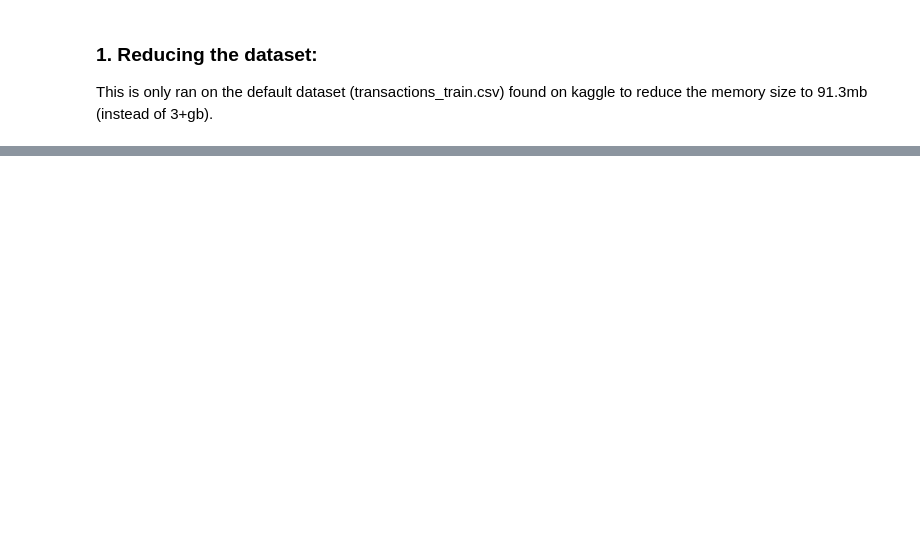
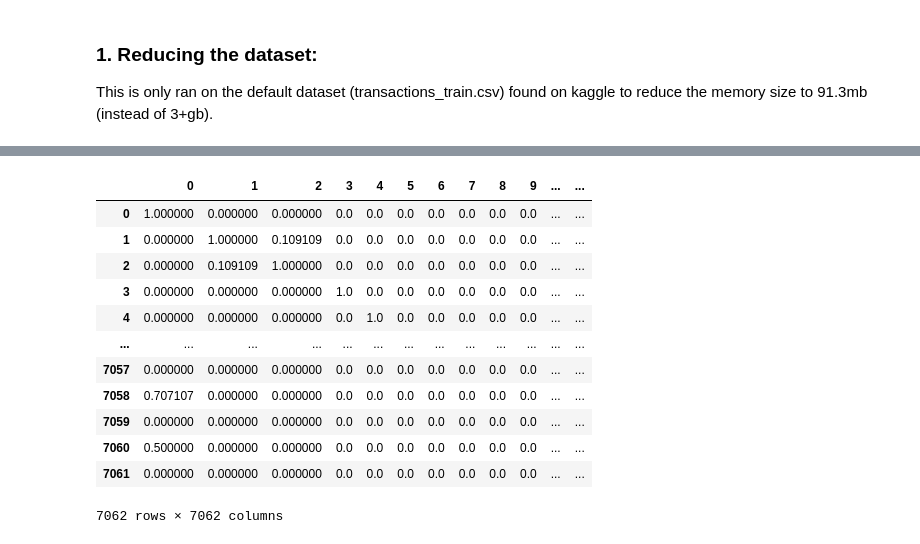
Before and after one commit to NiVisser/hnmproject, a Jupyter notebook: Nils_notebook.ipynb, the cells around one changed output, grey strips where cells are left out. Drawn from its saved outputs; the diff is of its cells as text; code cells hidden in the pictures; blank space fills up the shorter version.

```diff
--- a/Nils_notebook.ipynb
+++ b/Nils_notebook.ipynb
@@ -96,0 +51,8 @@ transactions.describe()
+# %%
+# Reducing the dataset
+articles = pd.read_csv('data/articles.csv', low_memory=False)
+transactions = pd.read_csv('data/transactions_reduced.csv', low_memory=False)
+transactions['t_dat'] = pd.to_datetime(transactions['t_dat'])
+mask = transactions['t_dat'] > '09-01-2020'
+transactions = transactions.loc[mask]
+transactions.head()
@@ -96,0 +66,6 @@ transactions.describe()
+# %%
+# Selecting only relevant data and count how many articles customers have bought
+collaborative_filtering_df = transactions[['customer_id', 'article_id']]
+collaborative_filtering_df = collaborative_filtering_df.groupby(['article_id', 'customer_id']).size().reset_index()
+collaborative_filtering_df = collaborative_filtering_df.set_axis(['article_id', 'customer_id', 'quantity'], axis=1, inplace=False).sort_values(by=['customer_id'])
+collaborative_filtering_df.head()
@@ -96,0 +79,9 @@ transactions.describe()
+# %%
+# Select only first 20 000 rows of data and represent previously reduced data as a matrix
+customer_article_matrix = collaborative_filtering_df[:20000].pivot_table(
+    index='customer_id',
+    columns='article_id',
+    values='quantity',
+    aggfunc='sum')
+
+customer_article_matrix
@@ -96,0 +103,28 @@ transactions.describe()
+# %%
+# Replacing the nan's with 0's and values >1 with 1's
+customer_article_matrix = customer_article_matrix.fillna(0)
+customer_article_matrix.where(customer_article_matrix > 0, 0, inplace=True)
+# %%
+"""
+We transpose (T) in order to rotate dataframe 90 degrees to left.
+We do this so that index now represents articles and columns customers.
+Afterwards we apply cosine similarity to the dataset.
+https://scikit-learn.org/stable/modules/generated/sklearn.metrics.pairwise.cosine_similarity.html
+"""
+
+article_similarity_matrix = pd.DataFrame(cosine_similarity(customer_article_matrix.T))
+article_similarity_matrix
+# %% [output]
+|  | 0 | 1 | 2 | 3 | 4 | 5 | 6 | 7 | 8 | 9 | ... | ... |
+| 0 | 1.000000 | 0.000000 | 0.000000 | 0.0 | 0.0 | 0.0 | 0.0 | 0.0 | 0.0 | 0.0 | ... | ... |
+| 1 | 0.000000 | 1.000000 | 0.109109 | 0.0 | 0.0 | 0.0 | 0.0 | 0.0 | 0.0 | 0.0 | ... | ... |
+| 2 | 0.000000 | 0.109109 | 1.000000 | 0.0 | 0.0 | 0.0 | 0.0 | 0.0 | 0.0 | 0.0 | ... | ... |
+| 3 | 0.000000 | 0.000000 | 0.000000 | 1.0 | 0.0 | 0.0 | 0.0 | 0.0 | 0.0 | 0.0 | ... | ... |
+| 4 | 0.000000 | 0.000000 | 0.000000 | 0.0 | 1.0 | 0.0 | 0.0 | 0.0 | 0.0 | 0.0 | ... | ... |
+| ... | ... | ... | ... | ... | ... | ... | ... | ... | ... | ... | ... | ... |
+| 7057 | 0.000000 | 0.000000 | 0.000000 | 0.0 | 0.0 | 0.0 | 0.0 | 0.0 | 0.0 | 0.0 | ... | ... |
+| 7058 | 0.707107 | 0.000000 | 0.000000 | 0.0 | 0.0 | 0.0 | 0.0 | 0.0 | 0.0 | 0.0 | ... | ... |
+| 7059 | 0.000000 | 0.000000 | 0.000000 | 0.0 | 0.0 | 0.0 | 0.0 | 0.0 | 0.0 | 0.0 | ... | ... |
+| 7060 | 0.500000 | 0.000000 | 0.000000 | 0.0 | 0.0 | 0.0 | 0.0 | 0.0 | 0.0 | 0.0 | ... | ... |
+| 7061 | 0.000000 | 0.000000 | 0.000000 | 0.0 | 0.0 | 0.0 | 0.0 | 0.0 | 0.0 | 0.0 | ... | ... |
+7062 rows × 7062 columns
```
Also changed, not shown: parts of 20 cells of this notebook, 5 other files.
